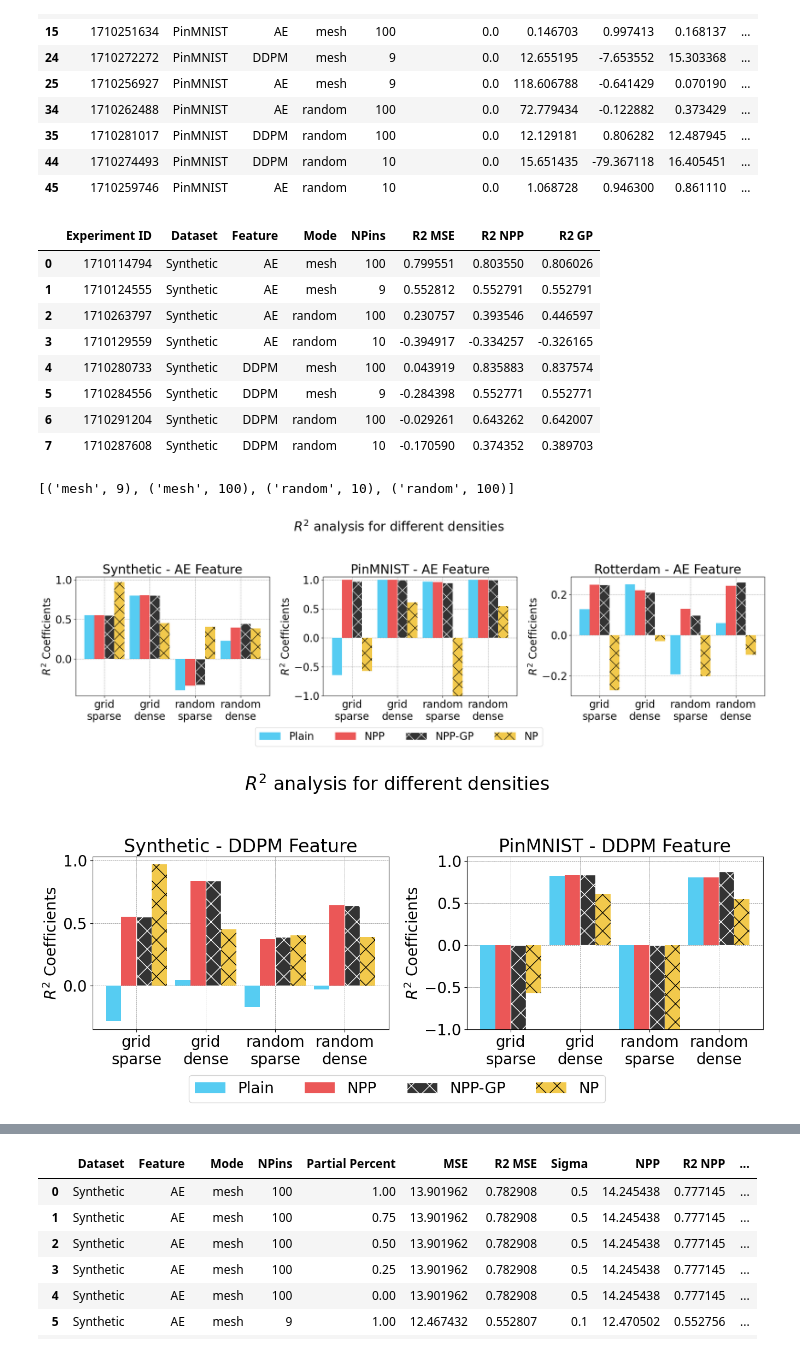
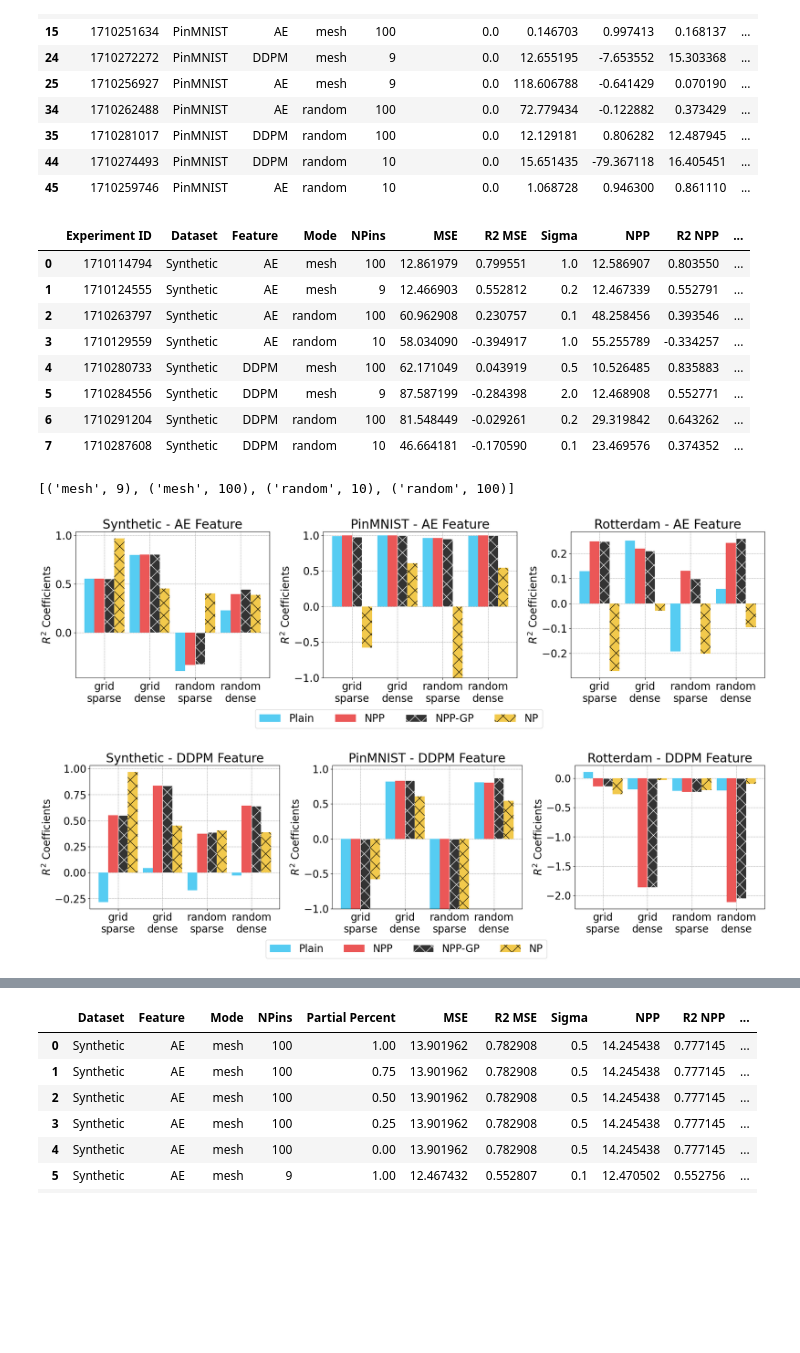
Before and after one commit to neu-spiral/Neural-Point-Processes, a Jupyter notebook: Results.ipynb, the cells around one changed output, grey strips where cells are left out. Cells and saved outputs as stored; diff of their text form; code cells hidden in the pictures; blank space fills up the shorter version.

```diff
--- a/Results.ipynb
+++ b/Results.ipynb
@@ -118,6 +121,23 @@ df = pd.concat([df, pd.DataFrame({
         'R2 NPP': [0.248, 0.220, 0.174, 0.131, 0.243, 0.117],
         'GP': [0.463, 0.472, 0.355, 0.571, 0.416, 0.468],
         'R2 GP': [0.248, 0.211, 0.174, 0.099, 0.261, 0.178]})], ignore_index=True)
+# %%
+df = pd.concat([df, pd.DataFrame({
+        'Experiment ID': [None, None, None, None],
+        'Dataset': ['Building', 'Building', 'Building', 'Building'],
+        'Feature': ['DDPM', 'DDPM', 'DDPM', 'DDPM'],
+        'Extra layers': [True, True, True, True],
+        'Manual LR': ['Yes', 'Yes', 'Yes', 'Yes'],
+        'Mode': ['mesh', 'mesh', 'random', 'random'],
+        'NPins': [16, 121, 10, 100],
+        'Partial Percent': [1.0, 1.0, 1.0, 1.0],
+        'MSE': [1.355, 1.579, 2.032, 1.816],
+        'R2 MSE': [0.11, -0.190, -0.216, -0.205],
+        'Sigma': [0.1, 0.1, 2.0, 2.0],
+        'NPP': [0.784, 1.108, 1.564, 0.975],
+        'R2 NPP': [-0.140, -1.862, -0.233, -2.117],
+        'GP': [0.784, 1.108, 1.560, 0.944],
+        'R2 GP': [-0.140, -1.862, -0.230, -2.055]})], ignore_index=True)
 # %%
 df['NPins'].unique()
 # %% [output]
@@ -162,17 +182,17 @@ df[(df['Dataset'] == 'PinMNIST') & (df['Partial Percent'] == 0.00)].drop(labels=
 | 44 | 1710274493 | PinMNIST | DDPM | random | 10 | 0.0 | 15.651435 | -79.367118 | 16.405451 | ... |
 | 45 | 1710259746 | PinMNIST | AE | random | 10 | 0.0 | 1.068728 | 0.946300 | 0.861110 | ... |
 # %%
-df[(df['Partial Percent'] == 1.0) & (df['Dataset'] == 'Synthetic')].drop(labels=['Partial Percent', 'Extra layers', 'Manual LR', 'MSE', 'Sigma', 'NPP', 'GP'], axis=1).reset_index(drop=True)
+df[(df['Partial Percent'] == 1.0) & (df['Dataset'] == 'Synthetic')].drop(labels=['Partial Percent', 'Extra layers', 'Manual LR'], axis=1).reset_index(drop=True)
 # %% [output]
-|  | Experiment ID | Dataset | Feature | Mode | NPins | R2 MSE | R2 NPP | R2 GP |
-| 0 | 1710114794 | Synthetic | AE | mesh | 100 | 0.799551 | 0.803550 | 0.806026 |
-| 1 | 1710124555 | Synthetic | AE | mesh | 9 | 0.552812 | 0.552791 | 0.552791 |
-| 2 | 1710263797 | Synthetic | AE | random | 100 | 0.230757 | 0.393546 | 0.446597 |
-| 3 | 1710129559 | Synthetic | AE | random | 10 | -0.394917 | -0.334257 | -0.326165 |
-| 4 | 1710280733 | Synthetic | DDPM | mesh | 100 | 0.043919 | 0.835883 | 0.837574 |
-| 5 | 1710284556 | Synthetic | DDPM | mesh | 9 | -0.284398 | 0.552771 | 0.552771 |
-| 6 | 1710291204 | Synthetic | DDPM | random | 100 | -0.029261 | 0.643262 | 0.642007 |
-| 7 | 1710287608 | Synthetic | DDPM | random | 10 | -0.170590 | 0.374352 | 0.389703 |
+|  | Experiment ID | Dataset | Feature | Mode | NPins | MSE | R2 MSE | Sigma | NPP | R2 NPP | ... |
+| 0 | 1710114794 | Synthetic | AE | mesh | 100 | 12.861979 | 0.799551 | 1.0 | 12.586907 | 0.803550 | ... |
+| 1 | 1710124555 | Synthetic | AE | mesh | 9 | 12.466903 | 0.552812 | 0.2 | 12.467339 | 0.552791 | ... |
+| 2 | 1710263797 | Synthetic | AE | random | 100 | 60.962908 | 0.230757 | 0.1 | 48.258456 | 0.393546 | ... |
+| 3 | 1710129559 | Synthetic | AE | random | 10 | 58.034090 | -0.394917 | 1.0 | 55.255789 | -0.334257 | ... |
+| 4 | 1710280733 | Synthetic | DDPM | mesh | 100 | 62.171049 | 0.043919 | 0.5 | 10.526485 | 0.835883 | ... |
+| 5 | 1710284556 | Synthetic | DDPM | mesh | 9 | 87.587199 | -0.284398 | 2.0 | 12.468908 | 0.552771 | ... |
+| 6 | 1710291204 | Synthetic | DDPM | random | 100 | 81.548449 | -0.029261 | 0.2 | 29.319842 | 0.643262 | ... |
+| 7 | 1710287608 | Synthetic | DDPM | random | 10 | 46.664181 | -0.170590 | 0.1 | 23.469576 | 0.374352 | ... |
 # %%
 mode_npins_combinations
 # %% [output]
@@ -218,57 +238,59 @@ for i, (ax, dataset) in enumerate(zip(axes, datasets)):
 
     # Assuming these lists are populated correctly from your dataset
     r2_mse = [dataset_data[(dataset_data['Mode'] == mode) & (dataset_data['NPins'] == npins) & (dataset_data['Partial Percent'] == 1.0)]['R2 MSE'].values[0] for mode, npins in mode_npins_combinations]
     r2_npp = [dataset_data[(dataset_data['Mode'] == mode) & (dataset_data['NPins'] == npins) & (dataset_data['Partial Percent'] == 1.0)]['R2 NPP'].values[0] for mode, npins in mode_npins_combinations]
     r2_gp = [dataset_data[(dataset_data['Mode'] == mode) & (dataset_data['NPins'] == npins) & (dataset_data['Partial Percent'] == 1.0)]['R2 GP'].values[0] for mode, npins in mode_npins_combinations]
     r2_np = r2_nps[i]
 
     # Adjusted positions for a small whitespace between bars
     rects1 = ax.bar(x - 1.5*width, r2_mse, width, label='Plain', color=colors[0], hatch=patterns[0], zorder=3)
     rects2 = ax.bar(x - 0.5*width, r2_npp, width, label='NPP', color=colors[1], hatch=patterns[1], zorder=3)
     rects3 = ax.bar(x + 0.5*width, r2_gp, width, label='NPP-GP', color=colors[2], hatch=patterns[2], edgecolor='#FFFFFF', zorder=3)
     rects4 = ax.bar(x + 1.5*width, r2_np, width, label='NP', color=colors[3], hatch=patterns[3], zorder=3)
 
     ax.set_ylabel('$R^2$ Coefficients')
     if dataset == 'Building':
         dataset = 'Rotterdam'
     ax.set_title(f'{dataset} - AE Feature')
     ax.set_xticks(x)
     ax.set_xticklabels(labels)
     ax.grid(True, which='major', linestyle='--', linewidth='0.5', color='grey')
     if i == 1:
         ax.set_ylim([-1, 1.05])
 
 handles, labels = axes[0].get_legend_handles_labels()
 fig.legend(handles, labels, loc='lower center', bbox_to_anchor=(0.5, -0.05), ncol=4)
-fig.suptitle('$R^2$ analysis for different densities')
+#fig.suptitle('$R^2$ analysis for different densities')
 
 plt.tight_layout(rect=[0, 0.03, 1, 0.95])
 plt.savefig("AE_barplot_pp1.pdf", format="pdf", bbox_inches="tight", transparent=True)
 plt.show()
 # %% [output]
-[figure, old version]
+[figure, new version]
 # %%
 import matplotlib.pyplot as plt
+import matplotlib
 import numpy as np
 
 font = {'size': 20}
 matplotlib.rc('font', **font)
+#plt.rcParams['text.usetex'] = True
 
 # Assuming 'df' is your DataFrame, ensure it's correctly loaded or defined above this block
-# Filter data for the feature DDPM
+# Filter data for the feature AE
 feature_data = df[df['Feature'] == 'DDPM']
 
 # Separate data by dataset
-datasets = ['Synthetic', 'PinMNIST']
+datasets = ['Synthetic', 'PinMNIST', 'Building']
 colors = ["#56CCF2", "#EB5757", "#333333", "#F2C94C"]
-patterns = [None, None, "x", "x"] #["/", "\\", "x", "x"]
+patterns = [None, None, "x", "x"] #["/", "\\", "x", "."]
+labels = ["grid\nsparse", "grid\ndense", "random\nsparse", "random\ndense"]
 
 # Assuming 'r2_nps' is correctly defined as per your context
 r2_nps = [[0.969, 0.452, 0.405, 0.388], [-0.576, 0.607, -200.553, 0.546], [-0.271, -0.029, -0.202, -0.0958]] #-0.113 -0.032
 
-labels = ["grid\nsparse", "grid\ndense", "random\nsparse", "random\ndense"]
 # Create subplots
-fig, axes = plt.subplots(nrows=1, ncols=len(datasets), figsize=(14, 6))
+fig, axes = plt.subplots(nrows=1, ncols=len(datasets), figsize=(20, 6))
 
 for i, (ax, dataset) in enumerate(zip(axes, datasets)):
     dataset_data = feature_data[feature_data['Dataset'] == dataset]
@@ -297,6 +319,8 @@ for i, (ax, dataset) in enumerate(zip(axes, datasets)):
     rects4 = ax.bar(x + 1.5*width, r2_np, width, label='NP', color=colors[3], hatch=patterns[3], zorder=3)
 
     ax.set_ylabel('$R^2$ Coefficients')
+    if dataset == 'Building':
+        dataset = 'Rotterdam'
     ax.set_title(f'{dataset} - DDPM Feature')
     ax.set_xticks(x)
     ax.set_xticklabels(labels)
@@ -306,13 +330,13 @@ for i, (ax, dataset) in enumerate(zip(axes, datasets)):
 
 handles, labels = axes[0].get_legend_handles_labels()
 fig.legend(handles, labels, loc='lower center', bbox_to_anchor=(0.5, -0.05), ncol=4)
-fig.suptitle('$R^2$ analysis for different densities')
+#fig.suptitle('$R^2$ analysis for different densities')
 
 plt.tight_layout(rect=[0, 0.03, 1, 0.95])
 plt.savefig("DDPM_barplot_pp1.pdf", format="pdf", bbox_inches="tight", transparent=True)
 plt.show()
 # %% [output]
-[figure, old version]
+[figure, new version]
 # %%
 # NP Results
 Synthetic_NP = {
```
Also changed, not shown: parts of 4 cells of this notebook.
